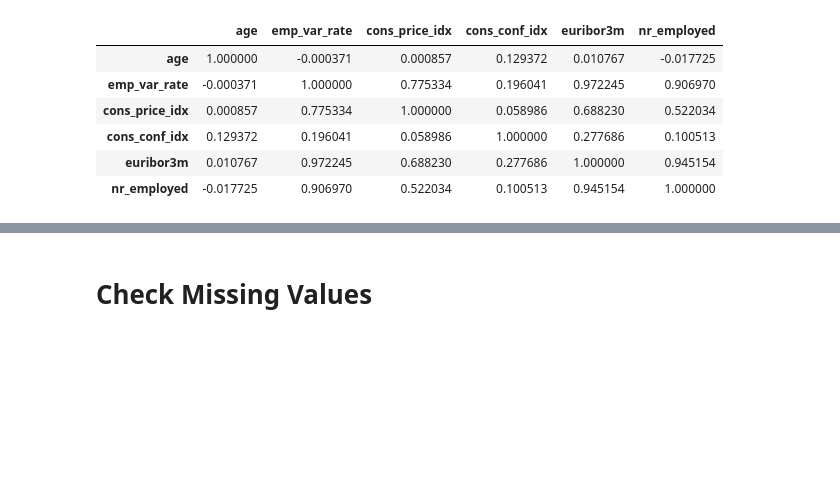
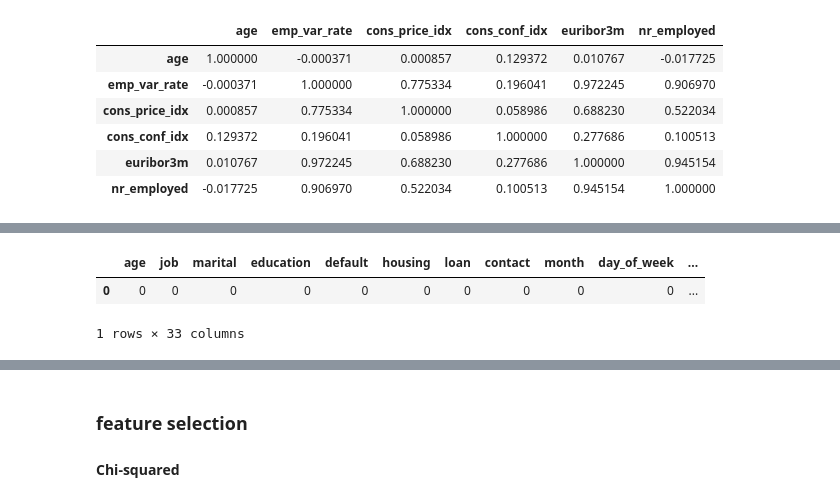
Before and after one commit to hosseinbahak/pyspark-logic-regression, a Jupyter notebook: bank_minnner.ipynb, the cells around one changed output, grey strips where cells are left out. Saved outputs shown, nothing was run; the diff lists cells and outputs as text; code cells hidden in the pictures; blank space fills up the shorter version.

```diff
--- a/bank_minnner.ipynb
+++ b/bank_minnner.ipynb
@@ -414,23 +423,36 @@ from pyspark.sql.functions import col
 cat_cols = ['job', 'marital', 'education', 'default', 'loan', 'poutcome']
 num_cols = ['age', 'emp_var_rate', 'cons_price_idx', 'cons_conf_idx', 'euribor3m', 'nr_employed']
 
-#ca normalize
+#cat normalize
 for col_name in cat_cols:
     df = df.withColumn(col_name, when(col(col_name) == 'unknown', None).otherwise(col(col_name)))
 
-# Normalize categorical columns with mode
+# Normalize cat cols with mode
 for col_name in cat_cols:
     indexer = StringIndexer(inputCol=col_name, outputCol=col_name+'_indexed', handleInvalid='skip')
     df = indexer.fit(df).transform(df)
-    mode_value = df.groupBy(col_name+'_indexed').count().orderBy('count', ascending=False).first()[col_name+'_indexed']
+    mode_value = df.groupBy(col_name).count().orderBy('count', ascending=False).first()[col_name]
     df = df.fillna(mode_value, subset=[col_name+'_indexed'])
     df = df.withColumnRenamed(col_name+'_indexed', col_name+'_normalized')
 
-#nu normalize
-imputer = Imputer(inputCols=num_cols, outputCols=[c+'_normalized' for c in num_cols])
+
+
+from pyspark.ml.feature import Imputer, StandardScaler
+from pyspark.sql.functions import stddev, mean
+
+
+# Impute missing values with mean
+imputer = Imputer(inputCols=num_cols, outputCols=[c+'_imputed' for c in num_cols])
 df = imputer.setStrategy('mean').fit(df).transform(df)
 
+# Z-score normalization
+for col in num_cols:
+    col_mean = df.select(mean(col+'_imputed')).collect()[0][0]
+    col_stddev = df.select(stddev(col+'_imputed')).collect()[0][0]
+    df = df.withColumn(col+'_normalized', (df[col+'_imputed'] - col_mean) / col_stddev)
 
+# Drop imputed columns
+df = df.drop(*[c+'_imputed' for c in num_cols])
 
 norm_df = df.select([
     'job_normalized',
@@ -447,3 +469,5 @@ norm_df = df.select([
     'nr_employed_normalized',
     'y'
 ])
+
+norm_df.toPandas()
@@ -466,3 +488,10 @@ norm_df.toPandas()
+# %%
+missing_df = df.select([F.count(F.when(F.col(c).isNull(), c)).alias(c) for c in df.columns])
+missing_df.toPandas()
+# %% [output]
+|  | age | job | marital | education | default | housing | loan | contact | month | day_of_week | ... |
+| 0 | 0 | 0 | 0 | 0 | 0 | 0 | 0 | 0 | 0 | 0 | ... |
+1 rows × 33 columns
 # %%
 df.toPandas()
 # %% [output]
@@ -479,8 +508,9 @@ df.toPandas()
 | 30486 | 48 | technician | married | professional.course | no | no | yes | telephone | oct | tue | ... |
 | 30487 | 25 | student | single | high.school | no | no | no | telephone | may | fri | ... |
 30488 rows × 33 columns
-# %% [markdown]
-# Check Missing Values
+# %% [markdown]
+### feature selection
+#### Chi-squared
 # %%
 from pyspark.ml.feature import VectorAssembler
 from pyspark.ml.feature import ChiSqSelector
```
Also changed, not shown: parts of 25 cells of this notebook.
